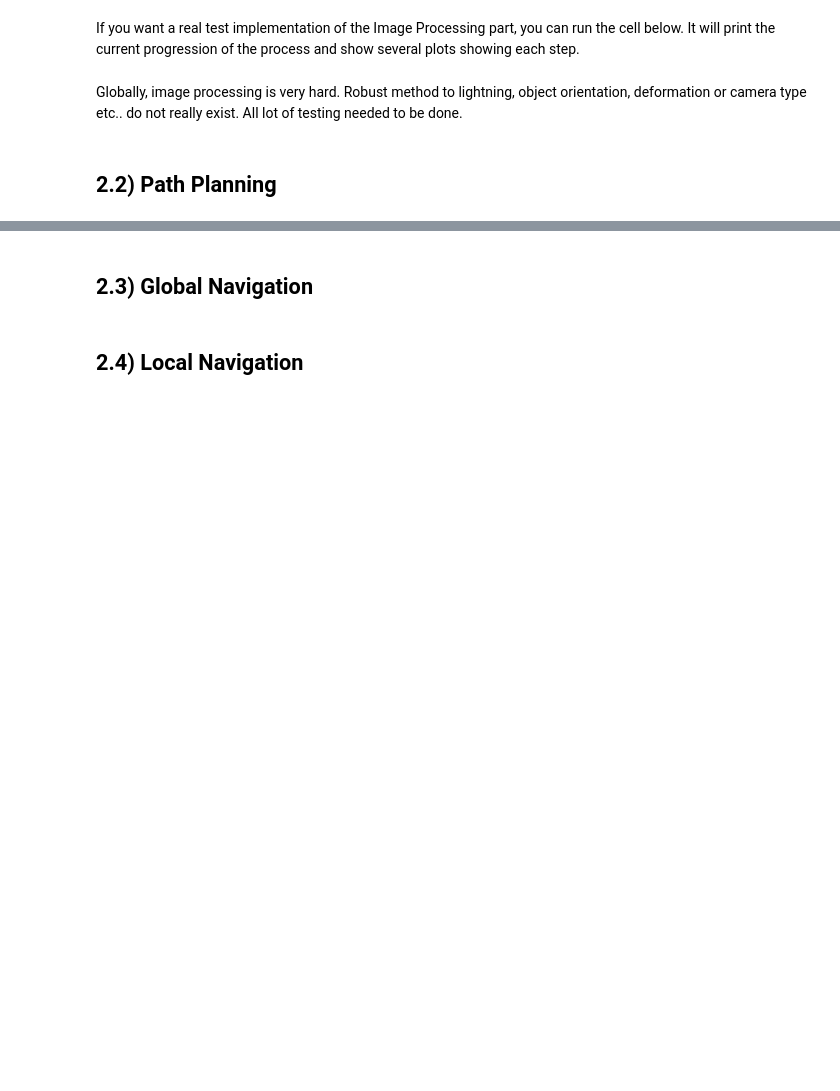
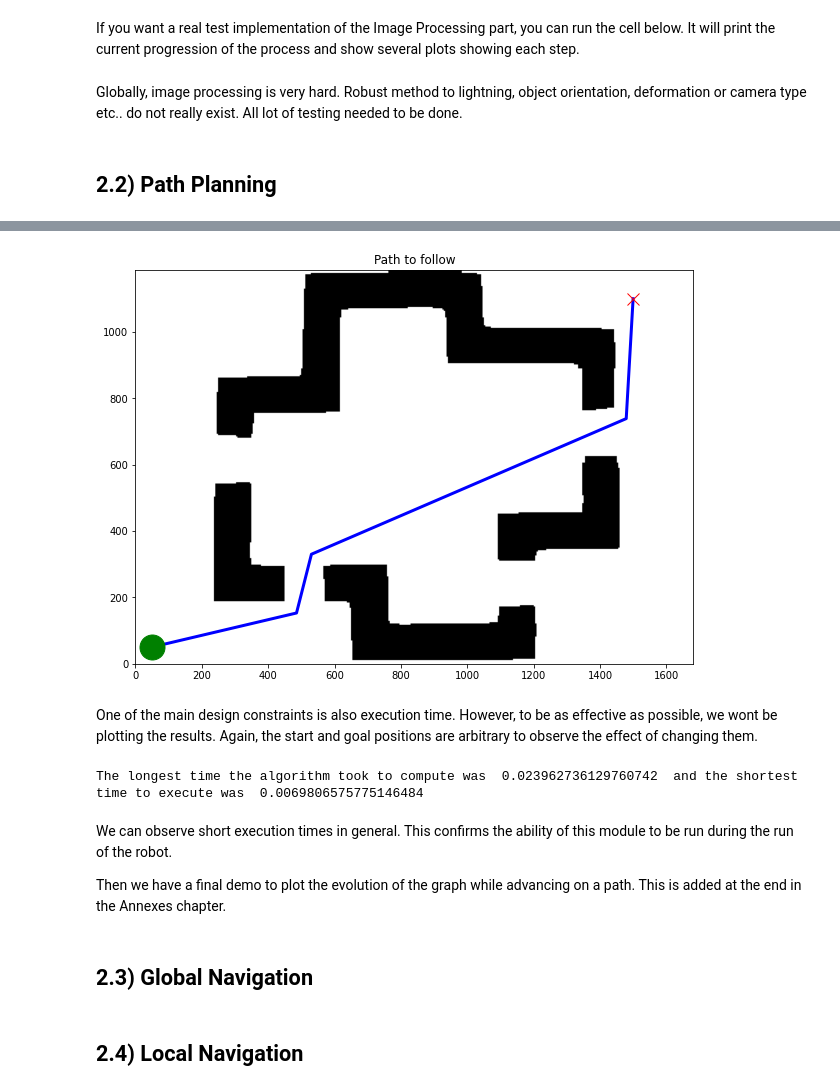
Before and after one commit to vphilippoz/MobileRobotics, a Jupyter notebook: Report.ipynb, the cells around one changed output, grey strips where cells are left out. Cells and saved outputs as stored; diff of their text form; code cells hidden in the pictures; blank space fills up the shorter version.

```diff
--- a/Report.ipynb
+++ b/Report.ipynb
@@ -83,3 +131,42 @@ Once chosen, we can read the CSV file of the obstacles produced by the vision mo
+# %%
+start = [50, 50]
+goal = [1500, 1100]
+fig = plt.figure(figsize=(10,10))
+path, inObstacle = PathPlanning_online(graph_name = "output_for_report/graph",
+                                       start = start,
+                                       stop = goal,
+                                       savePath = "output_for_report/csvIM.png",
+                                       radius = 50,
+                                       plot = True)
+plt.show()
+# %% [output]
+[figure, added]
+# %% [markdown]
+One of the main design constraints is also execution time. However, to be as effective as possible, we wont be plotting the results. Again, the start and goal positions are arbitrary to observe the effect of changing them.
+# %%
+import time
+start = [50, 50]
+goal = [1500, 1100]
+min_time = np.Inf
+max_time = 0
+for i in range(1000):
+    stime = time.time()
+    _,_ = PathPlanning_online(graph_name = "output_for_report/graph",
+                                           start = start,
+                                           stop = goal)
+    if (time.time()-stime)>max_time:
+        max_time = time.time()-stime
+    elif (time.time()-stime)<min_time:
+        min_time = time.time()-stime
+
+print("The longest time the algorithm took to compute was ", max_time,
+      " and the shortest time to execute was ", min_time)
+# %% [output]
+The longest time the algorithm took to compute was  0.023962736129760742  and the shortest time to execute was  0.0069806575775146484
+# %% [markdown]
+We can observe short execution times in general. This confirms the ability of this module to be run during the run of the robot.
+
+Then we have a final demo to plot the evolution of the graph while advancing on a path. This is added at the end in the Annexes chapter.
 # %% [markdown]
 ## 2.3) Global Navigation
 # %% [markdown]
```
Also changed, not shown: parts of 6 cells of this notebook, 11 other files.
